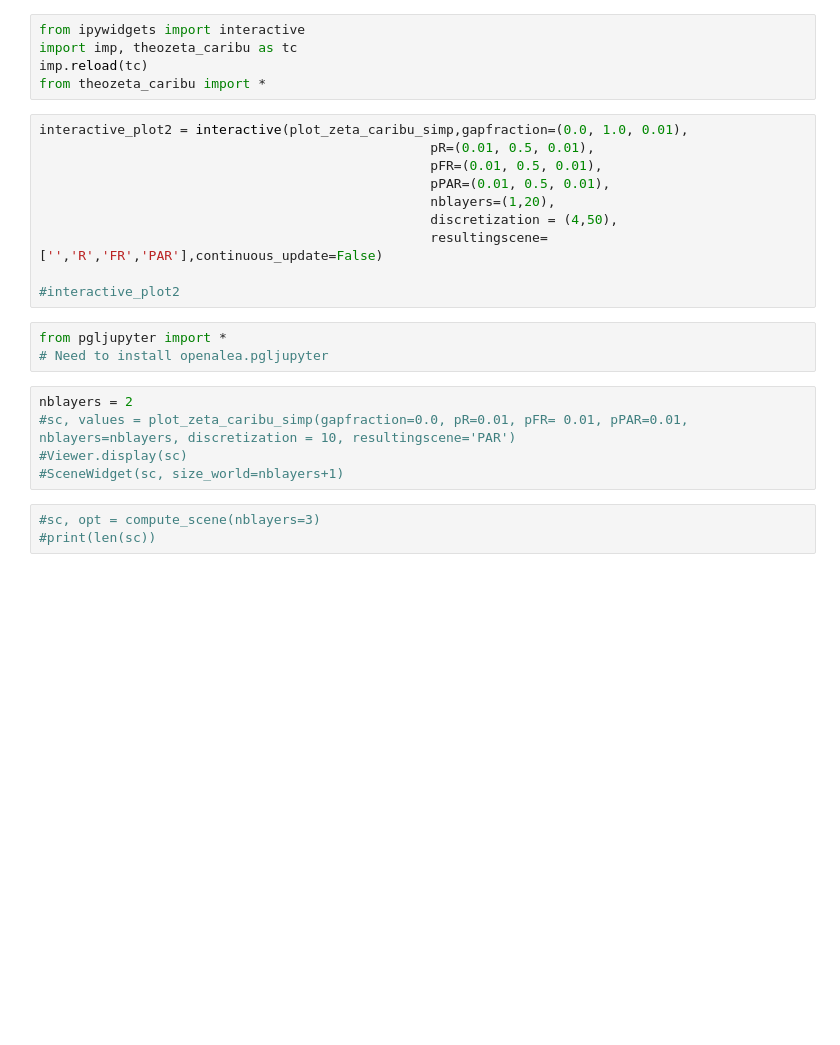
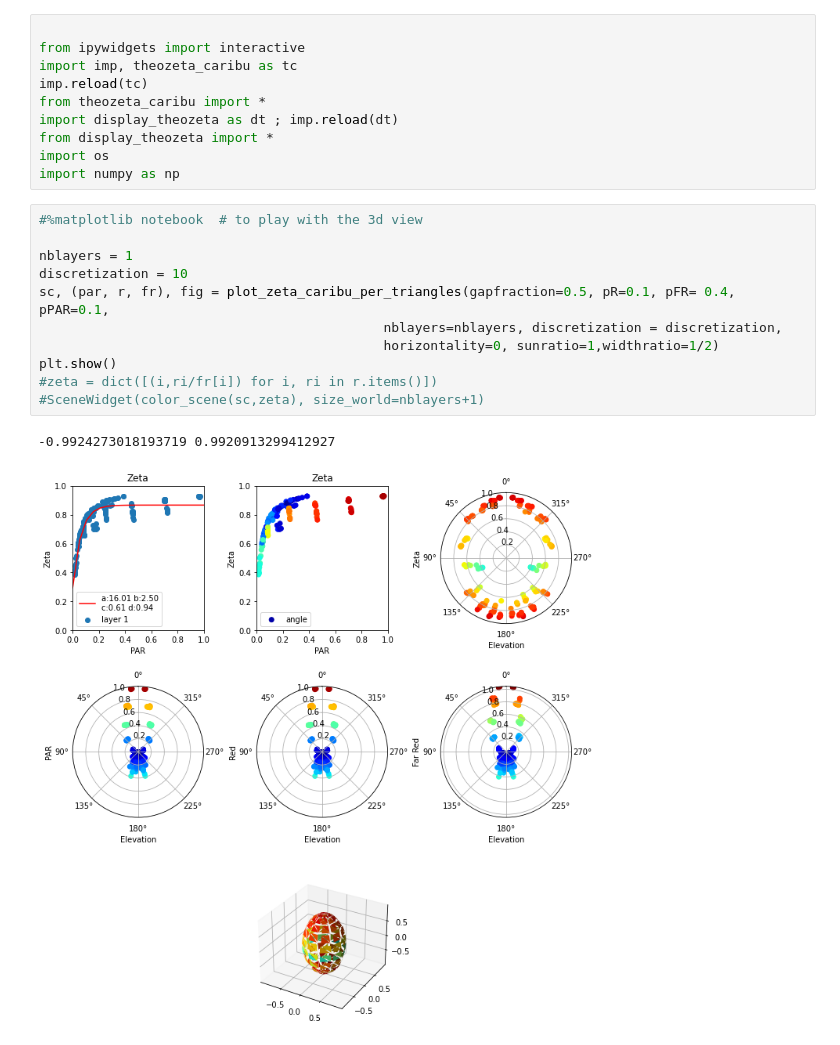
Before and after one commit to fredboudon/mangolight, a Jupyter notebook: theoretical/theozeta-explorer-Caribu.ipynb, the cells around one changed output. Saved outputs shown, nothing was run; the diff lists cells and outputs as text; blank space fills up the shorter version.

Commit message:
improve theozeta

```diff
--- a/theoretical/theozeta-explorer-Caribu.ipynb
+++ b/theoretical/theozeta-explorer-Caribu.ipynb
@@ -1,27 +1,25 @@
 # %%
+
 from ipywidgets import interactive
 import imp, theozeta_caribu as tc
 imp.reload(tc)
 from theozeta_caribu import *
+import display_theozeta as dt ; imp.reload(dt)
+from display_theozeta import *
+import os
+import numpy as np
-# %%
-interactive_plot2 = interactive(plot_zeta_caribu_simp,gapfraction=(0.0, 1.0, 0.01),
-                                                  pR=(0.01, 0.5, 0.01),
-                                                  pFR=(0.01, 0.5, 0.01),
-                                                  pPAR=(0.01, 0.5, 0.01),
-                                                  nblayers=(1,20),
-                                                  discretization = (4,50),
-                                                  resultingscene=['','R','FR','PAR'],continuous_update=False)
-
-#interactive_plot2
-# %%
-from pgljupyter import *
-# Need to install openalea.pgljupyter
-# %%
-nblayers = 2
-#sc, values = plot_zeta_caribu_simp(gapfraction=0.0, pR=0.01, pFR= 0.01, pPAR=0.01, nblayers=nblayers, discretization = 10, resultingscene='PAR')
-#Viewer.display(sc)
-#SceneWidget(sc, size_world=nblayers+1)
 # %%
-#sc, opt = compute_scene(nblayers=3)
-#print(len(sc))
+#%matplotlib notebook  # to play with the 3d view
+
+nblayers = 1
+discretization = 10
+sc, (par, r, fr), fig = plot_zeta_caribu_per_triangles(gapfraction=0.5, pR=0.1, pFR= 0.4, pPAR=0.1,
+                                            nblayers=nblayers, discretization = discretization,
+                                            horizontality=0, sunratio=1,widthratio=1/2)
+plt.show()
+#zeta = dict([(i,ri/fr[i]) for i, ri in r.items()])
+#SceneWidget(color_scene(sc,zeta), size_world=nblayers+1)
+# %% [output]
+-0.9924273018193719 0.9920913299412927
+[figure, added]
 # %%
```
Also changed, not shown: parts of 5 cells of this notebook, 5 other files.
